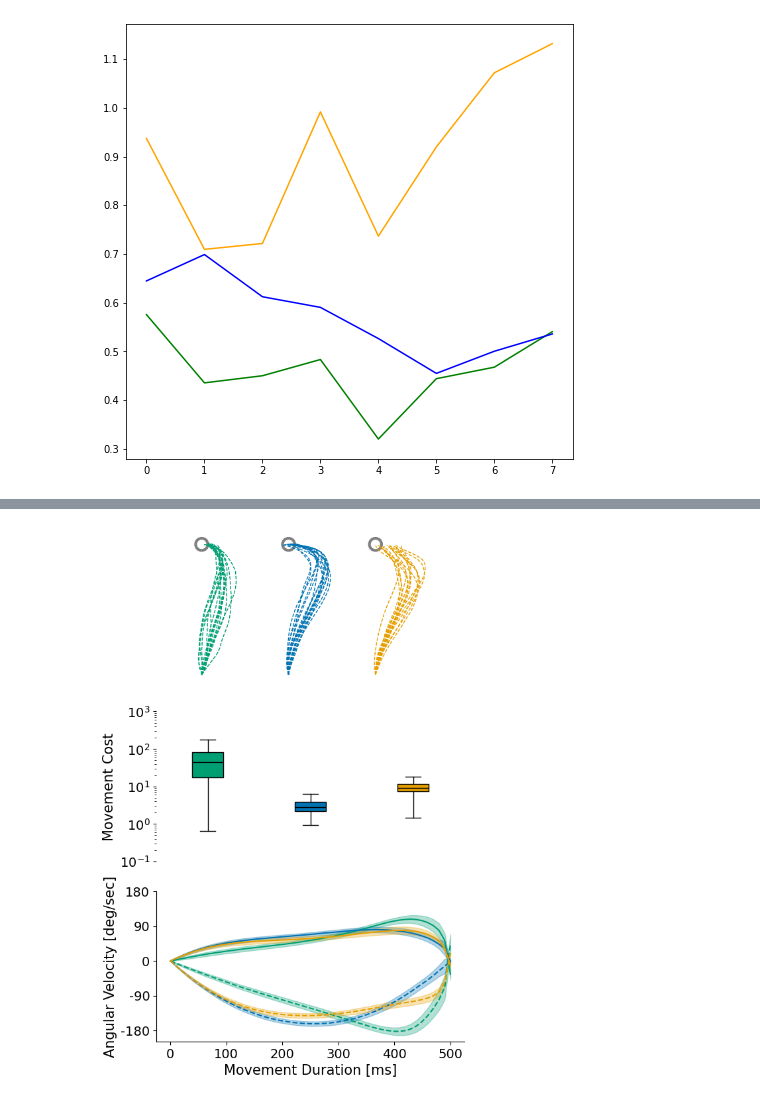
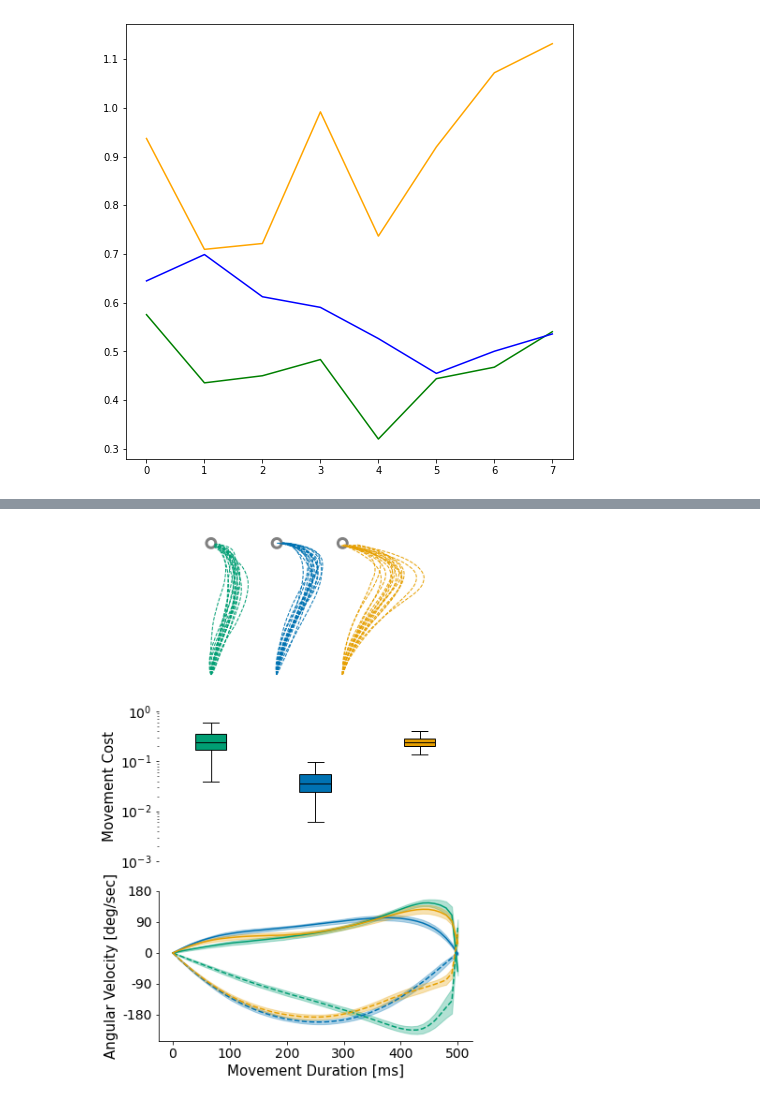
Before and after one commit to AlexandreThy/PhD, a Jupyter notebook: CurrentParts/PaperPlot.ipynb, the cells around one changed output, grey strips where cells are left out. Saved outputs shown, nothing was run; the diff lists cells and outputs as text; code cells hidden in the pictures.

```diff
--- a/CurrentParts/PaperPlot.ipynb
+++ b/CurrentParts/PaperPlot.ipynb
@@ -23,7 +23,7 @@ trajectories = np.zeros((NUM_SIM,8,NumIteration,2))
 for num_sim in range(NUM_SIM):
     for iter,angles in enumerate(np.linspace(0,2*pi,9)[:-1]) :
         tg = [XST+cos(angles)*15,YST+sin(angles)*15]
-        xILQG,yILQG,zilqg,uILQG=ILQG(MovementTime,100,50,.1,tg,st,NumIteration,delay = 0.06,Noise=True)
+        xILQG,yILQG,zilqg,uILQG=ILQG(MovementTime,100,.05,.1,tg,st,NumIteration,delay = 0.06,Noise=True)
         trajectories[num_sim,iter] = np.array([xILQG,yILQG]).T
 
         if num_sim <= 15 : plt.plot(xILQG,yILQG,color = "#009E73",linewidth = 1,label = "ILQG")
@@ -34,7 +34,7 @@ ax = plt.gca()
 #ax.spines['right'].set_visible(False)
 plt.plot([XST],[YST],marker = "o",markersize = 25,markeredgecolor = "grey",markerfacecolor='white',zorder = 0,markeredgewidth = 5)
 ax.axis("off")
-plt.savefig("ILQG_Centerout.png",dpi = 300)
+plt.savefig("ILQG_Centerout.svg",dpi = 300)
 plt.show()
 plt.figure(figsize = (8,8))
 for iter,angles in enumerate(np.linspace(0,2*pi,9)[:-1]) :
@@ -96,7 +96,7 @@ trajectories = np.zeros((NUM_SIM,8,NumIteration,2))
 for num_sim in range(NUM_SIM):
     for iter,angles in enumerate(np.linspace(0,2*pi,9)[:-1]) :
         tg = [XST+cos(angles)*15,YST+sin(angles)*15]
-        xFL,yFL,xfl,uFL = FL_6muscles(Duration=MovementTime,w1=1e7,w2=1e7,w3=1e3,w4=1e3,r=1e-5,Num_iter=NumIteration,starting_point=st,targets=tg,Delay = 0.06,Activate_Noise=True)
+        xFL,yFL,xfl,uFL = FL_6muscles(Duration=MovementTime,w1=100,w2=100,w3=.05,w4=.05,r=1e-8,Num_iter=NumIteration,starting_point=st,targets=tg,Delay = 0.06,Activate_Noise=True,FF = False)
 
         trajectories[num_sim,iter] = np.array([xFL,yFL]).T
 
@@ -108,7 +108,7 @@ ax = plt.gca()
 #ax.spines['right'].set_visible(False)
 plt.plot([XST],[YST],marker = "o",markersize = 25,markeredgecolor = "grey",markerfacecolor='white',zorder = 0,markeredgewidth = 5)
 ax.axis("off")
-plt.savefig("img/Paper_plots/FL_Centerout.png",dpi = 300)
+plt.savefig("FL_Centerout.svg",dpi = 300)
 plt.show()
 plt.figure(figsize = (8,8))
 plt.plot([XST],[YST],marker = "o",markersize = 25,markeredgecolor = "grey",markerfacecolor='white',zorder = 0,markeredgewidth = 5)
@@ -158,7 +154,7 @@ trajectories = np.zeros((NUM_SIM,8,NumIteration,2))
 for num_sim in range(NUM_SIM):
     for iter,angles in enumerate(np.linspace(0,2*pi,9)[:-1]) :
         tg = [XST+cos(angles)*15,YST+sin(angles)*15]
-        xLQG,yLQG,uDLQG,z=DLQG_6Muscles(Duration=MovementTime,w1=100,w2=100,w3=50,w4=50,r1 = .1,Num_iter=NumIteration,starting_point=st,targets=tg,plot = False,Delay = 0.06,Activate_Noise=True)
+        xLQG,yLQG,uDLQG,z=DLQG_6Muscles(Duration=MovementTime,w1=100,w2=100,w3=.05,w4=.05,r1 = .1,Num_iter=NumIteration,starting_point=st,targets=tg,plot = False,Delay = 0.06,Activate_Noise=True)
 
         trajectories[num_sim,iter] = np.array([xLQG,yLQG]).T
 
@@ -170,7 +166,7 @@ ax = plt.gca()
 #ax.spines['right'].set_visible(False)
 plt.plot([XST],[YST],marker = "o",markersize = 25,markeredgecolor = "grey",markerfacecolor='white',zorder = 0,markeredgewidth = 5)
 ax.axis("off")
-plt.savefig("DLQG_Centerout.png",dpi = 300)
+plt.savefig("DLQG_Centerout.svg",dpi = 300)
 plt.show()
 plt.figure(figsize = (8,8))
 for iter,angles in enumerate(np.linspace(0,2*pi,9)[:-1]) :
@@ -780,27 +772,27 @@ from Controllers.FL6Muscles import *
 from Controllers.ILQG6Muscles import *
 from Controllers.LQGController import *
 from mpl_toolkits.axes_grid1.inset_locator import inset_axes
-st = [0,45]
+st = [0,40]
 MovementTime = .5
 NumIteration = 50
 Time = np.linspace(0,MovementTime*1000,NumIteration)
 
 fig,ax = plt.subplots(3,figsize = (6,10))
-NUM_SIM = 300
+NUM_SIM = 100
 Cost_value = np.zeros((NUM_SIM,3))
 Velocities = np.zeros((NUM_SIM,3,2,NumIteration))
 tg = [0,60]
 colors = ["#009E73","#0072B2","#E69F00"]
 legend = ["ILQG","FL","DLQG"]
 WP = 100
-WV = 50
-WR = .3
+WV = .05
+WR = .1
 
 def Cost_function(x,u,tg = [0,0] ):
     target1,target2 = compute_angles_from_cartesian(tg[0],tg[1])
     thetas,thetae,omegas,omegae = x[-1,:4]
 
-    return WP*(thetas-target1)**2 + WP*(thetae-target2)**2 + WV*(omegas**2+omegae**2)+ np.sum(u*u) *WR
+    return WP*(thetas-target1)**2 + WP*(thetae-target2)**2 + WV*(omegas**2+omegae**2)+ np.sum(u*u) *WR * .01
 
 def Compute_Cartesian_Speed(X, Y, dt):
     V = np.zeros(X.shape)
@@ -811,7 +803,7 @@ def Compute_Cartesian_Speed(X, Y, dt):
 
 for i in range(NUM_SIM):
     xILQG,yILQG,zilqg,uILQG=ILQG(MovementTime,WP,WV,WR,tg,st,NumIteration,delay = 0.06,Noise=True,print_iterations=False,FF =  True)
-    xFL,yFL,xfl,uFL = FL_6muscles(Duration=MovementTime,w1=1e7,w2=1e7,w3=1e3,w4=1e3,r=1e-7,Num_iter=NumIteration,starting_point=st,targets=tg,Delay = 0.06,Activate_Noise=True,FF = True)
+    xFL,yFL,xfl,uFL = FL_6muscles(Duration=MovementTime,w1=WP,w2=WP,w3=WV,w4=WV,r=1e-8,Num_iter=NumIteration,starting_point=st,targets=tg,Delay = 0.06,Activate_Noise=True,FF = True)
     xLQG,yLQG,uDLQG,z=DLQG_6Muscles(w1 = WP,w2 = WP,w3 = WV,w4 = WV, Duration=MovementTime,r1 = WR,Num_iter=NumIteration,starting_point=st,targets=tg,plot = False,Delay = 0.06,Activate_Noise=True,FF = True)
     if i <= 15:
         ax[0].plot(xILQG,yILQG, color=colors[0], linewidth=1,linestyle = "--")
@@ -857,34 +849,34 @@ for i in range(3):
 box = ax[1].boxplot(Cost_value, patch_artist=True,
     medianprops=dict(color='black'),
     whiskerprops=dict(color='black'),
     capprops=dict(color='black'),showfliers=False)
 
 for patch, color in zip(box['boxes'], colors):
     patch.set_facecolor(color)
 
 
-ax[1].set_ylim(.1,1000)
+ax[1].set_ylim(.001,1)
 ax[0].set_aspect("equal")
 ax[0].set_yticks([])
 ax[0].set_xticks([])
 ax[1].set_xticks([])
 delete_axis(ax[0])
 delete_axis(ax[1])
     #ax[1,i].set_xticklabels([legend[i]],fontsize = 15)
 for i in range(1,3):
     ax[1].set_yticks([])
 
-ax[1].set_yticks([.1,1,10,100,1000])
+ax[1].set_yticks([.001,.01,.1,1])
 ax[1].tick_params(axis='y', labelsize=14)
 ax[1].set_ylabel("Movement Cost",fontsize = 15)
 for i in range(3):
     circle = plt.Circle((0+10*i,60), .7, edgecolor='grey', facecolor='white', linewidth=3)
 
 # Add square to plot
     ax[0].add_patch(circle)
 
     #ax[0,i].scatter(tg[0],tg[1],marker = "s",s = 500,color = "grey")
-plt.savefig("Perturbed.png",dpi = 300)
+plt.savefig("Perturbed.svg",dpi = 300)
 plt.show()
 # %% [output]
-[figure, old version]
+[figure, new version]
```
Also changed, not shown: parts of 13 cells of this notebook, 17 other files.
